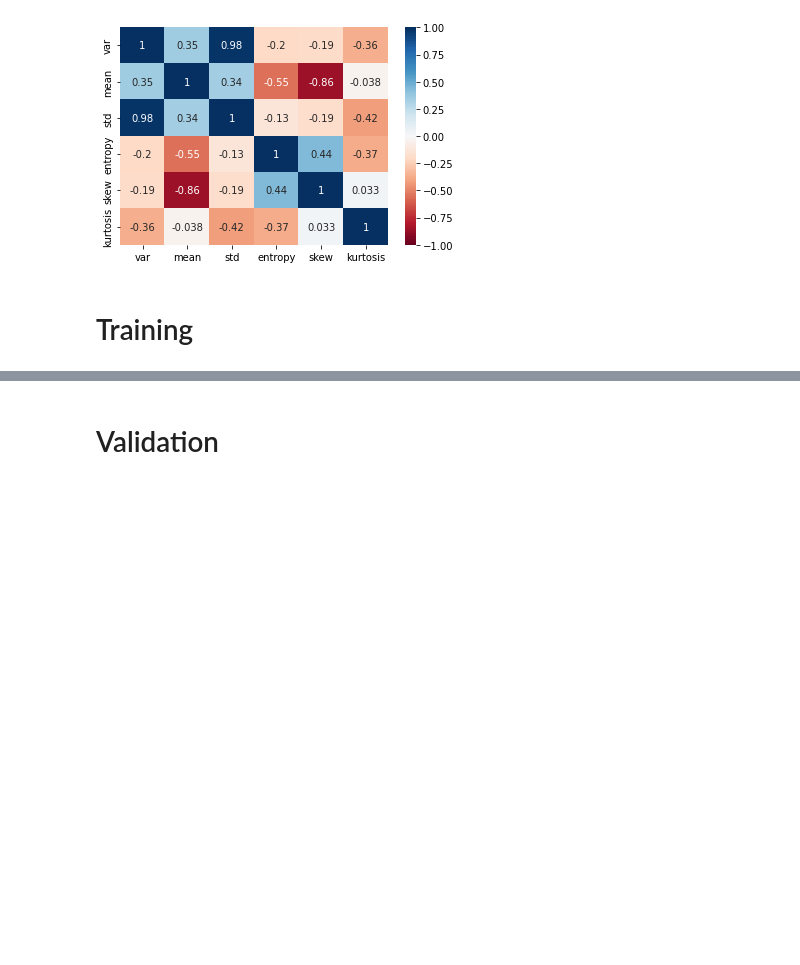
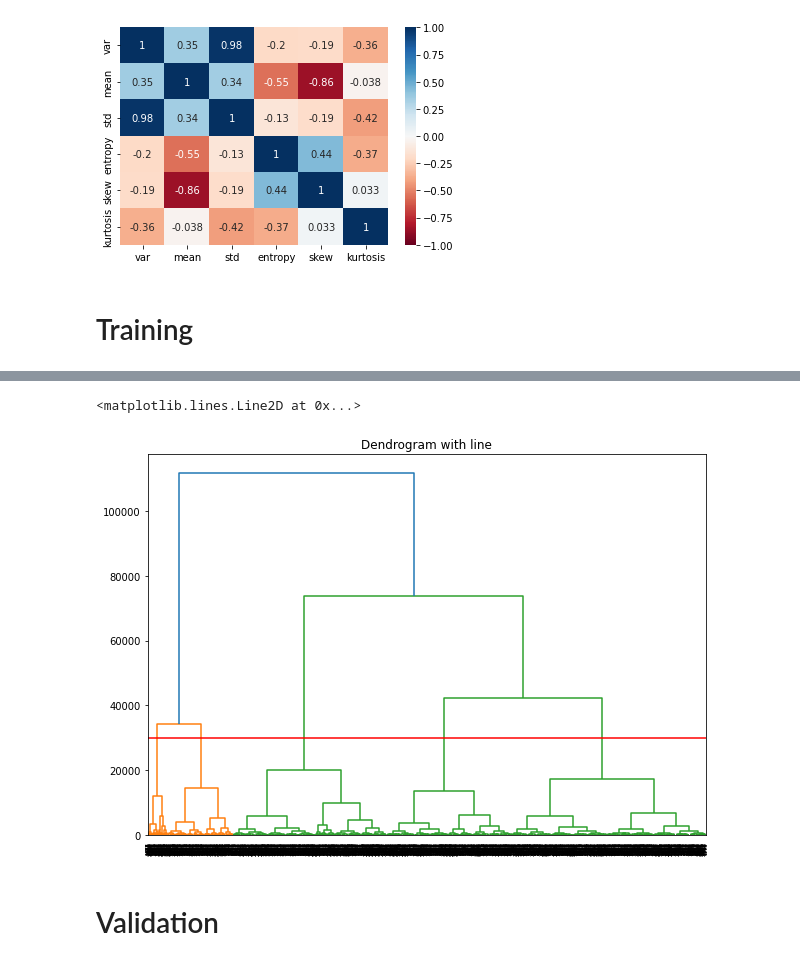
Before and after one commit to Esteves4/IA-Proj, a Jupyter notebook: IA_Proj_Music.ipynb, the cells around one changed output, grey strips where cells are left out. Cells and saved outputs as stored; diff of their text form; code cells hidden in the pictures; blank space fills up the shorter version.

```diff
--- a/IA_Proj_Music.ipynb
+++ b/IA_Proj_Music.ipynb
@@ -202,3 +197,23 @@ music_df.head()
+# %%
+import scipy.cluster.hierarchy as shc
+
+plt.figure(figsize=(10, 7))
+plt.title("Dendrogram with line")
+
+music_df = music_df.drop('Label', axis=1)
+music_df = music_df.drop('Instrument_Type', axis=1)
+music_df = music_df.drop('Image_File', axis=1)
+music_df = music_df.drop('Image_Data', axis=1)
+
+clusters = shc.linkage(music_df,
+            method='ward',
+            metric="euclidean")
+shc.dendrogram(clusters)
+
+plt.axhline(y = 30000, color = 'r', linestyle = '-')
+# %% [output]
+<matplotlib.lines.Line2D at 0x...>
+[figure, added]
 # %% [markdown]
 # Validation
 # %% [markdown]
```
Also changed, not shown: parts of 5 cells of this notebook.
